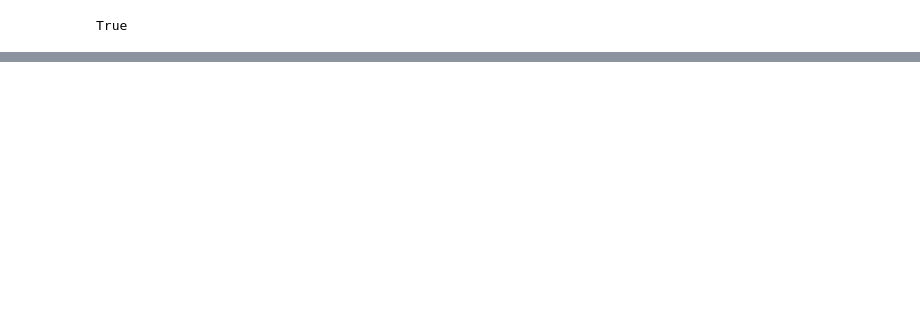
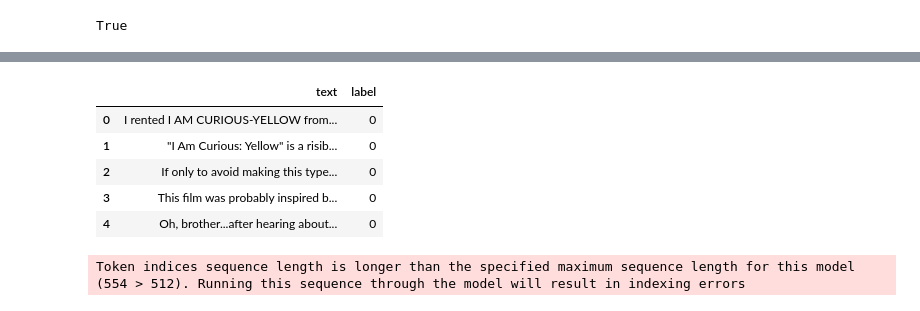
Before and after one commit to pshemach/Sentiment_Classifier, a Jupyter notebook: research/03_train_colab.ipynb, the cells around one changed output, grey strips where cells are left out. Saved outputs shown, nothing was run; the diff lists cells and outputs as text; code cells hidden in the pictures; blank space fills up the shorter version.

```diff
--- a/research/03_train_colab.ipynb
+++ b/research/03_train_colab.ipynb
@@ -131,0 +49,4 @@ trainer.prepare_dataset()
+# %%
+from datasets import load_dataset
+
+imdb = load_dataset("imdb")
@@ -131,0 +61,6 @@ trainer.prepare_dataset()
+# %%
+import pandas as pd
+
+#Convert to pandas DataFrame
+train_df = pd.DataFrame(imdb['train'])
+test_df = pd.DataFrame(imdb['test'])
@@ -131,0 +83,9 @@ trainer.prepare_dataset()
+# %%
+train_df.head()
+# %% [output]
+|  | text | label |
+| 0 | I rented I AM CURIOUS-YELLOW from... | 0 |
+| 1 | "I Am Curious: Yellow" is a risib... | 0 |
+| 2 | If only to avoid making this type... | 0 |
+| 3 | This film was probably inspired b... | 0 |
+| 4 | Oh, brother...after hearing about... | 0 |
@@ -131,0 +107,8 @@ trainer.prepare_dataset()
+# %%
+tokenizer = AutoTokenizer.from_pretrained(model_name)
+
+train_df["token_length"] = train_df["text"].apply(
+    lambda x: len(tokenizer.tokenize(x))
+)
+# %% [output]
+Token indices sequence length is longer than the specified maximum sequence length for this model (554 > 512). Running this sequence through the model will result in indexing errors
```
Also changed, not shown: parts of 27 cells of this notebook, 2 other files.
